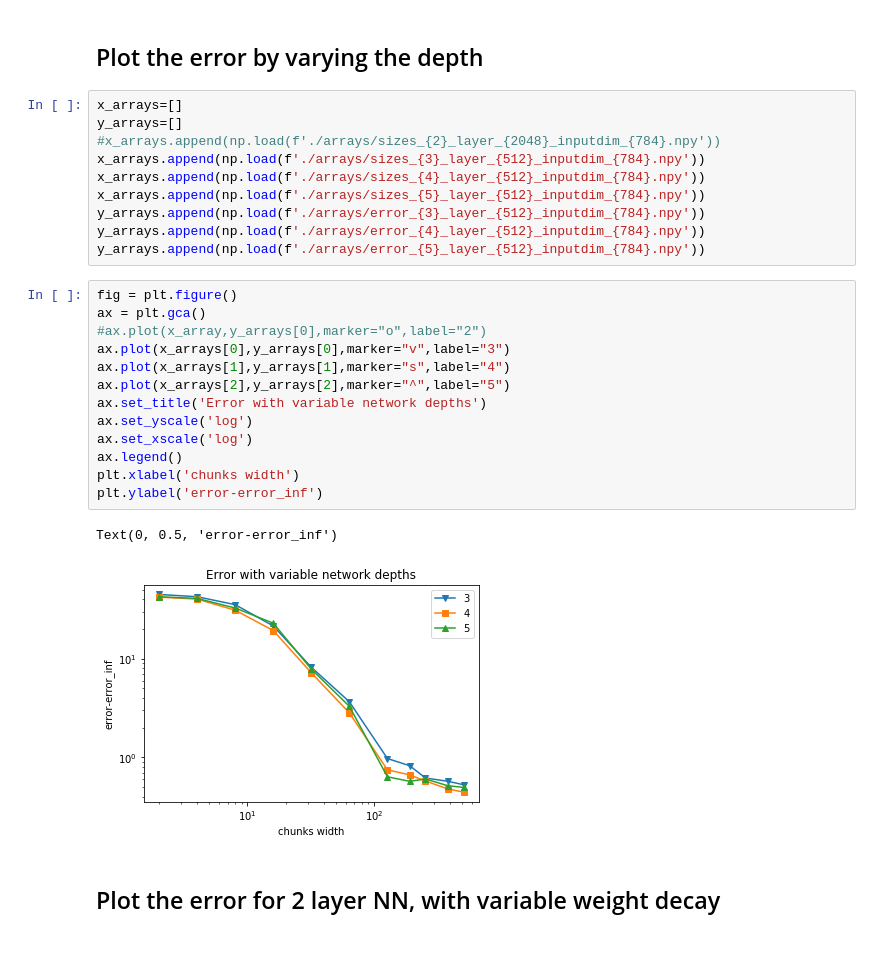
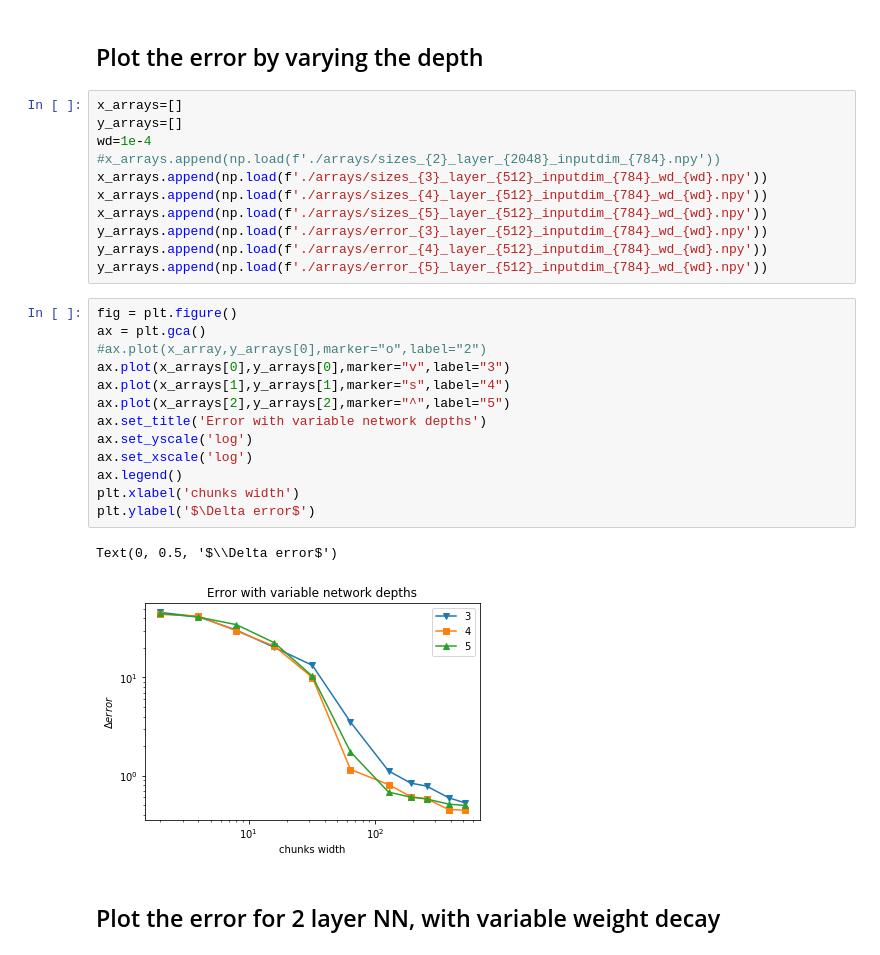
Before and after one commit to fcaretti/mitosis_MNIST, a Jupyter notebook: Notebook for plots.ipynb, the cells around one changed output. Saved outputs shown, nothing was run; the diff lists cells and outputs as text.

```diff
--- a/Notebook for plots.ipynb
+++ b/Notebook for plots.ipynb
@@ -42,29 +42,30 @@ Text(0, 0.5, 'error-error_inf')
 # %%
 x_arrays=[]
 y_arrays=[]
+wd=1e-4
 #x_arrays.append(np.load(f'./arrays/sizes_{2}_layer_{2048}_inputdim_{784}.npy'))
-x_arrays.append(np.load(f'./arrays/sizes_{3}_layer_{512}_inputdim_{784}.npy'))
-x_arrays.append(np.load(f'./arrays/sizes_{4}_layer_{512}_inputdim_{784}.npy'))
-x_arrays.append(np.load(f'./arrays/sizes_{5}_layer_{512}_inputdim_{784}.npy'))
-y_arrays.append(np.load(f'./arrays/error_{3}_layer_{512}_inputdim_{784}.npy'))
-y_arrays.append(np.load(f'./arrays/error_{4}_layer_{512}_inputdim_{784}.npy'))
-y_arrays.append(np.load(f'./arrays/error_{5}_layer_{512}_inputdim_{784}.npy'))
+x_arrays.append(np.load(f'./arrays/sizes_{3}_layer_{512}_inputdim_{784}_wd_{wd}.npy'))
+x_arrays.append(np.load(f'./arrays/sizes_{4}_layer_{512}_inputdim_{784}_wd_{wd}.npy'))
+x_arrays.append(np.load(f'./arrays/sizes_{5}_layer_{512}_inputdim_{784}_wd_{wd}.npy'))
+y_arrays.append(np.load(f'./arrays/error_{3}_layer_{512}_inputdim_{784}_wd_{wd}.npy'))
+y_arrays.append(np.load(f'./arrays/error_{4}_layer_{512}_inputdim_{784}_wd_{wd}.npy'))
+y_arrays.append(np.load(f'./arrays/error_{5}_layer_{512}_inputdim_{784}_wd_{wd}.npy'))
 # %%
 fig = plt.figure()
 ax = plt.gca()
 #ax.plot(x_array,y_arrays[0],marker="o",label="2")
 ax.plot(x_arrays[0],y_arrays[0],marker="v",label="3")
 ax.plot(x_arrays[1],y_arrays[1],marker="s",label="4")
 ax.plot(x_arrays[2],y_arrays[2],marker="^",label="5")
 ax.set_title('Error with variable network depths')
 ax.set_yscale('log')
 ax.set_xscale('log')
 ax.legend()
 plt.xlabel('chunks width')
-plt.ylabel('error-error_inf')
+plt.ylabel('$\Delta error$')
 # %% [output]
-Text(0, 0.5, 'error-error_inf')
+Text(0, 0.5, '$\\Delta error$')
-[figure, old version]
+[figure, new version]
 # %% [markdown]
 ## Plot the error for 2 layer NN, with variable weight decay
 # %%
```
Also changed, not shown: parts of 2 cells of this notebook, 3 other files.
